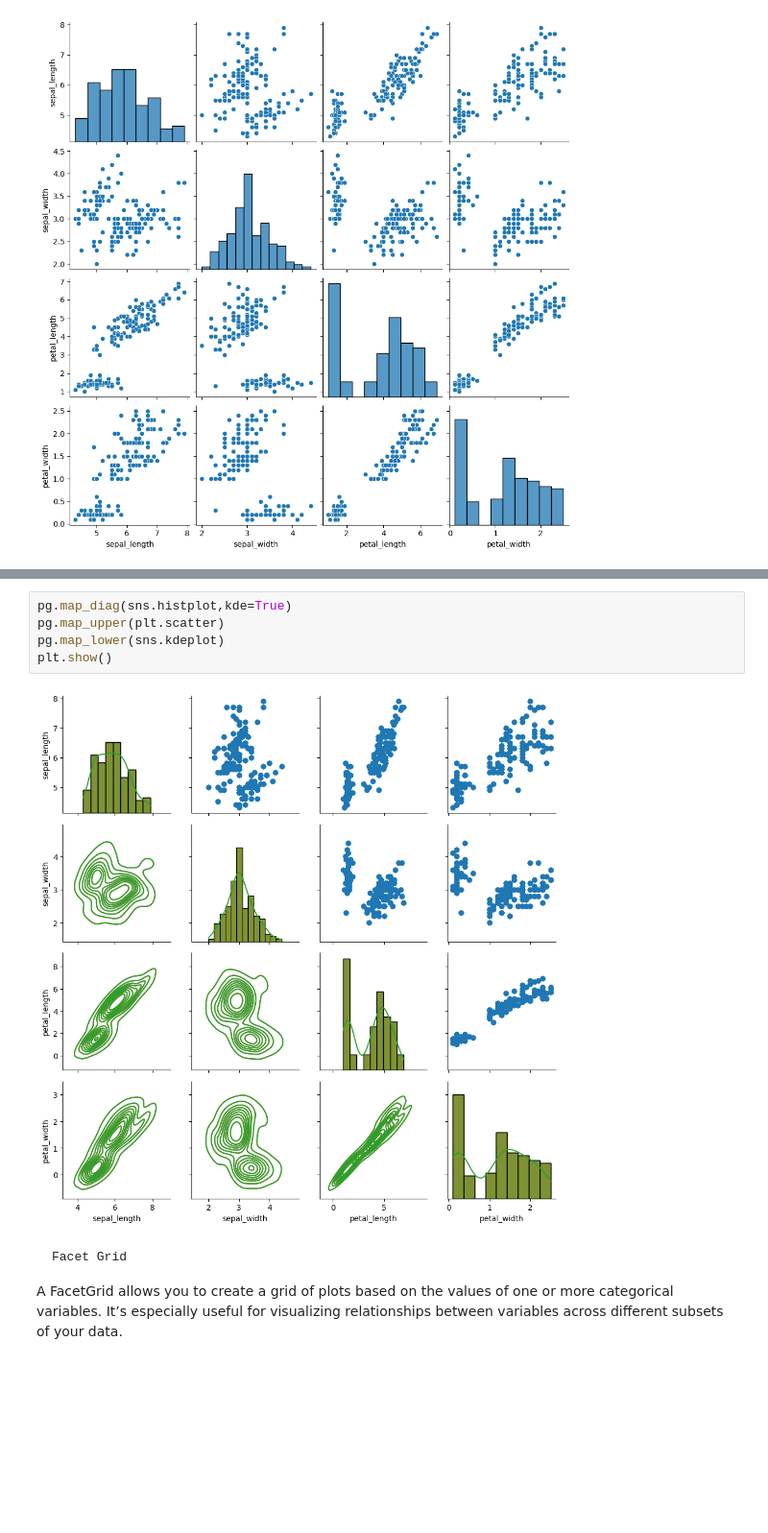
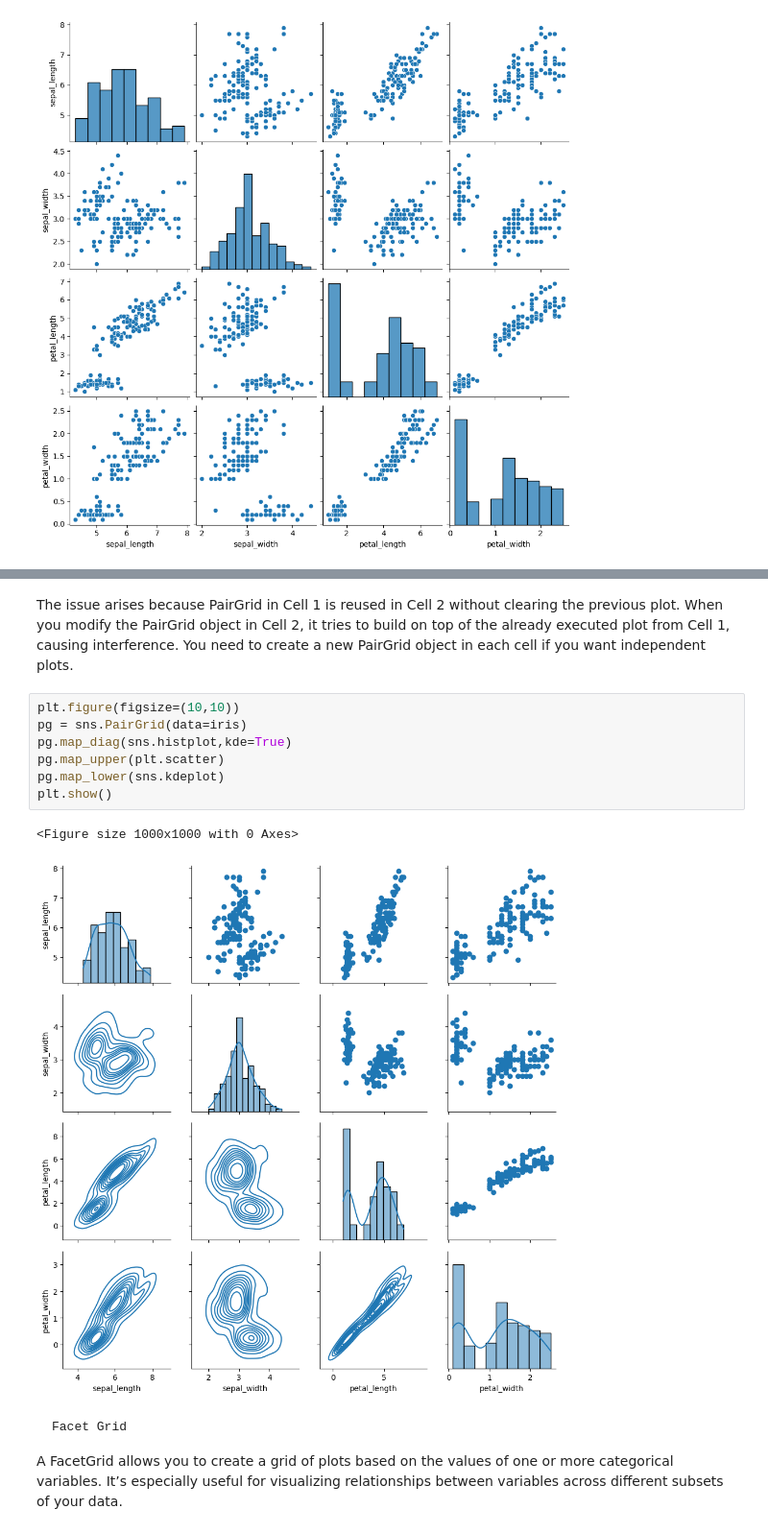
Before and after one commit to Avinash-Tamarapalli/DataScience, a Jupyter notebook: DA/seaborn.ipynb, the cells around one changed output, grey strips where cells are left out. Shown at 96% size. Saved outputs shown, nothing was run; the diff lists cells and outputs as text; blank space fills up the shorter version.

```diff
--- a/DA/seaborn.ipynb
+++ b/DA/seaborn.ipynb
@@ -383,10 +388,15 @@ pg = sns.PairGrid(iris)
+# %% [markdown]
+The issue arises because PairGrid in Cell 1 is reused in Cell 2 without clearing the previous plot. When you modify the PairGrid object in Cell 2, it tries to build on top of the already executed plot from Cell 1, causing interference. You need to create a new PairGrid object in each cell if you want independent plots.
 # %%
+plt.figure(figsize=(10,10))
+pg = sns.PairGrid(data=iris)
 pg.map_diag(sns.histplot,kde=True)
 pg.map_upper(plt.scatter)
 pg.map_lower(sns.kdeplot)
 plt.show()
 # %% [output]
+<Figure size 1000x1000 with 0 Axes>
-[figure, old version]
+[figure, new version]
 # %% [markdown]
     Facet Grid
 A FacetGrid allows you to create a grid of plots based on the values of one or more categorical variables. It’s especially useful for visualizing relationships between variables across different subsets of your data.
```
Also changed, not shown: parts of 3 cells of this notebook, 1 other file.
